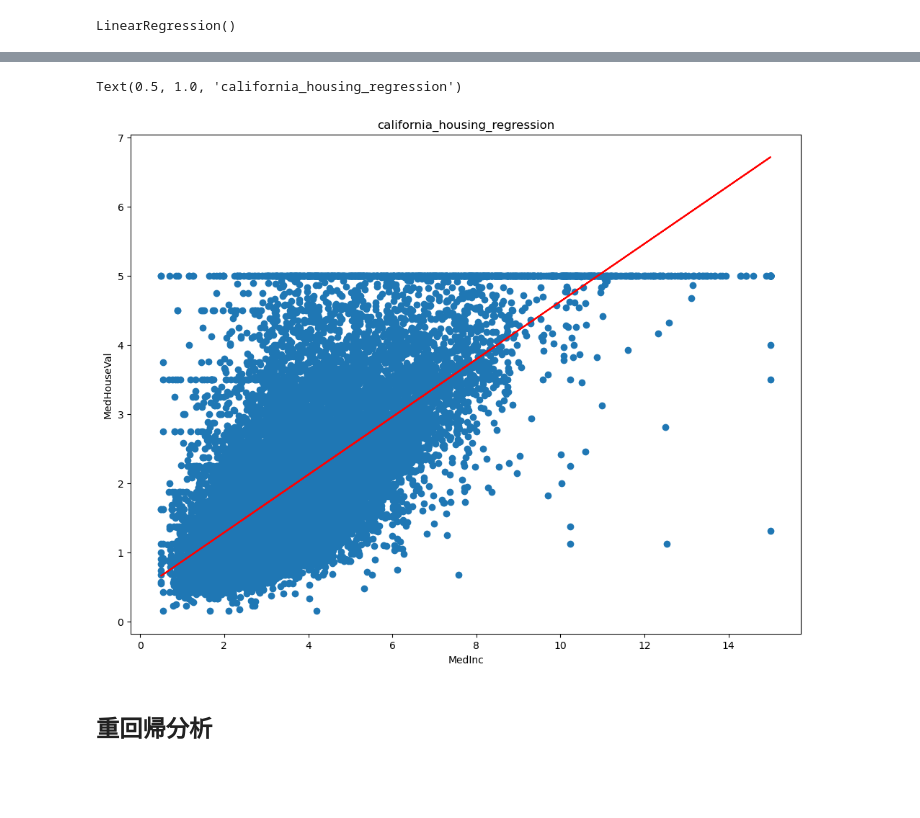
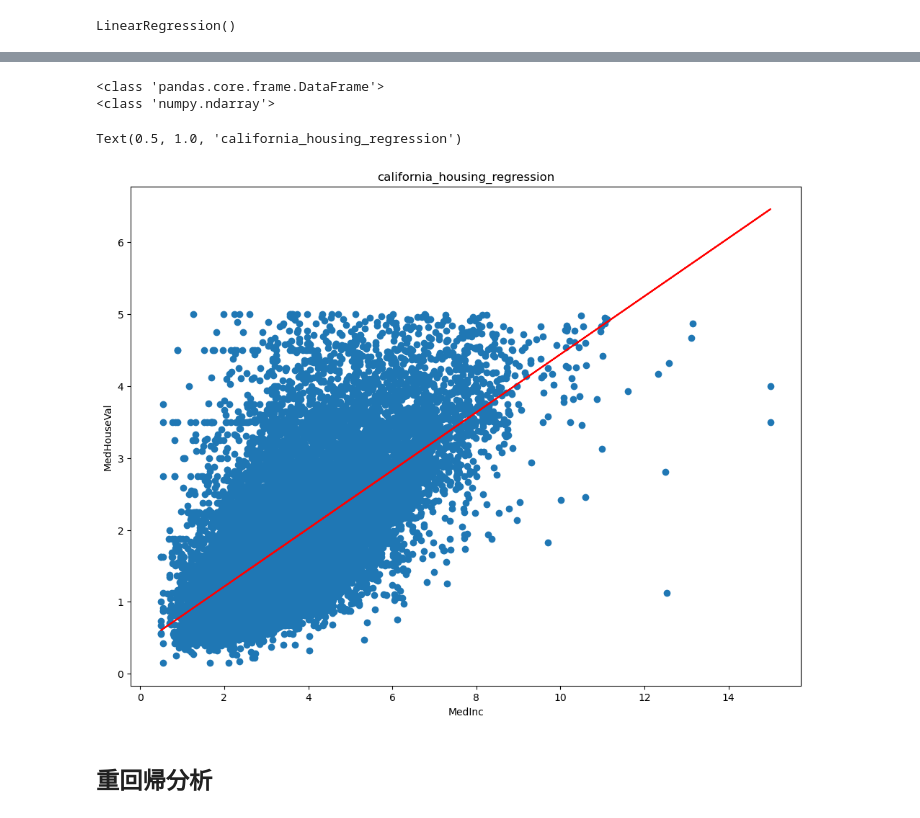
Before and after one commit to mitakama/Internship_1day, a Jupyter notebook: internship_1day.ipynb, the cells around one changed output, grey strips where cells are left out. Saved outputs shown, nothing was run; the diff lists cells and outputs as text; code cells hidden in the pictures; blank space fills up the shorter version.

```diff
--- a/internship_1day.ipynb
+++ b/internship_1day.ipynb
@@ -157,0 +274,6 @@ sns.boxplot(x=df["Population"])
+# %%
+##カルフォルニアの地形から、緯度+経度が大きい(北東方向)ほど内陸、小さい(南西方向)ほど沿岸として近似できる
+
+housing_all["latlon_sum"] = housing_all["Latitude"]+ housing_all["Longitude"]
+
+housing_all
@@ -157,0 +315,8 @@ sns.boxplot(x=df["Population"])
+# %%
+val_max = housing_all['MedHouseVal'].max()
+indexNames = housing_all[housing_all['MedHouseVal'] == val_max].index
+housing_all.drop(indexNames, inplace=True)
+# %%
+age_max = housing_all['HouseAge'].max()
+indexNames = housing_all[housing_all['HouseAge'] == age_max].index
+housing_all.drop(indexNames, inplace=True)
@@ -185,7 +346,7 @@ ax.scatter(housing.data["Latitude"], housing.data["Longitude"],s=10,
 # %%
 #説明変数と目的変数の指定
 
-data = housing_all.copy()
+data = housing_all
 
 exp_var = 'MedInc' # 説明変数
 tar_var = 'MedHouseVal' # 目的変数
@@ -293,15 +404,25 @@ print('回帰直線', 'y = ', model.coef_[0][0], 'x + ', model.intercept_[0])
 # %%
 # 回帰直線と散布図を表示
+
+print(type(X))
+
+
+X = X.values
+
+print(type(X))
+
 plt.figure(figsize=(12, 9))
 plt.scatter(X, y)
 plt.plot(X, model.predict(X), color='red')
 plt.xlabel(exp_var)
 plt.ylabel(tar_var)
 plt.title('california_housing_regression')
 #plt.savefig('california_housing_regression.png')
 # %% [output]
-Text(0.5, 1.0, 'california_housing_regression')
+<class 'pandas.core.frame.DataFrame'>
+<class 'numpy.ndarray'>
+Text(0.5, 1.0, 'california_housing_regression')
-[figure, old version]
+[figure, new version]
 # %% [markdown]
 <h2>重回帰分析</h2>
 # %%
```
Also changed, not shown: parts of 66 cells of this notebook.
